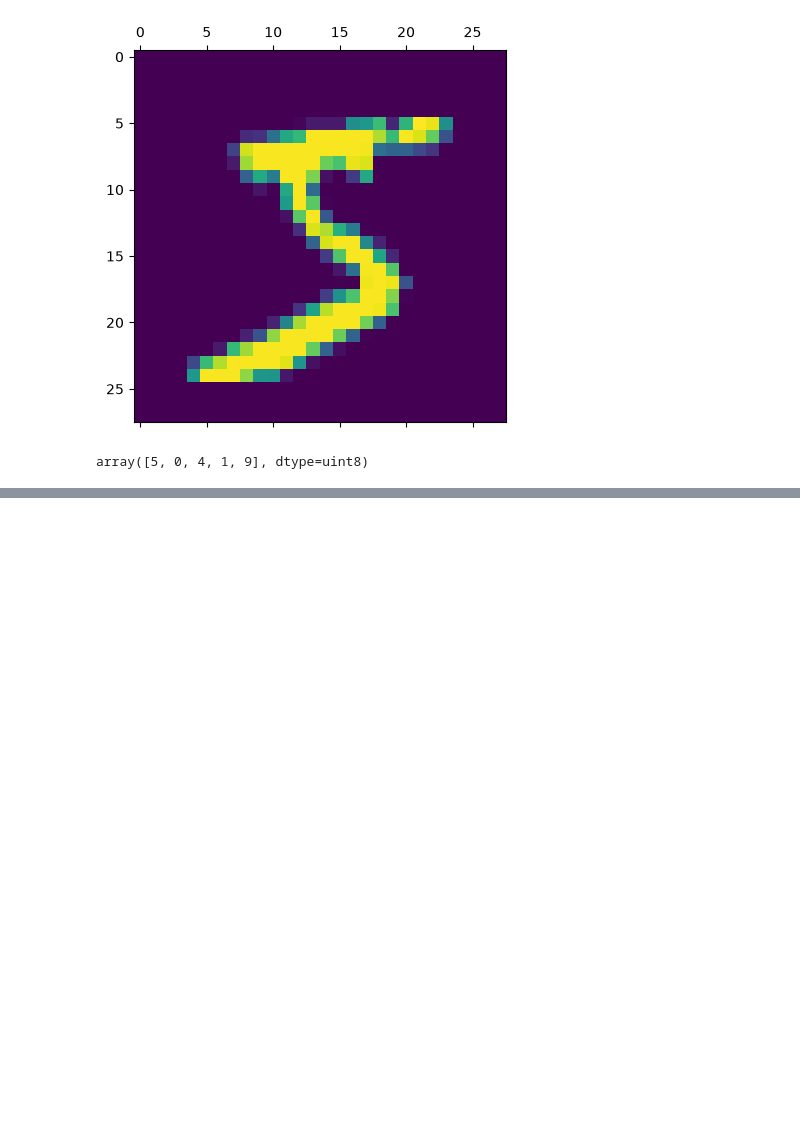
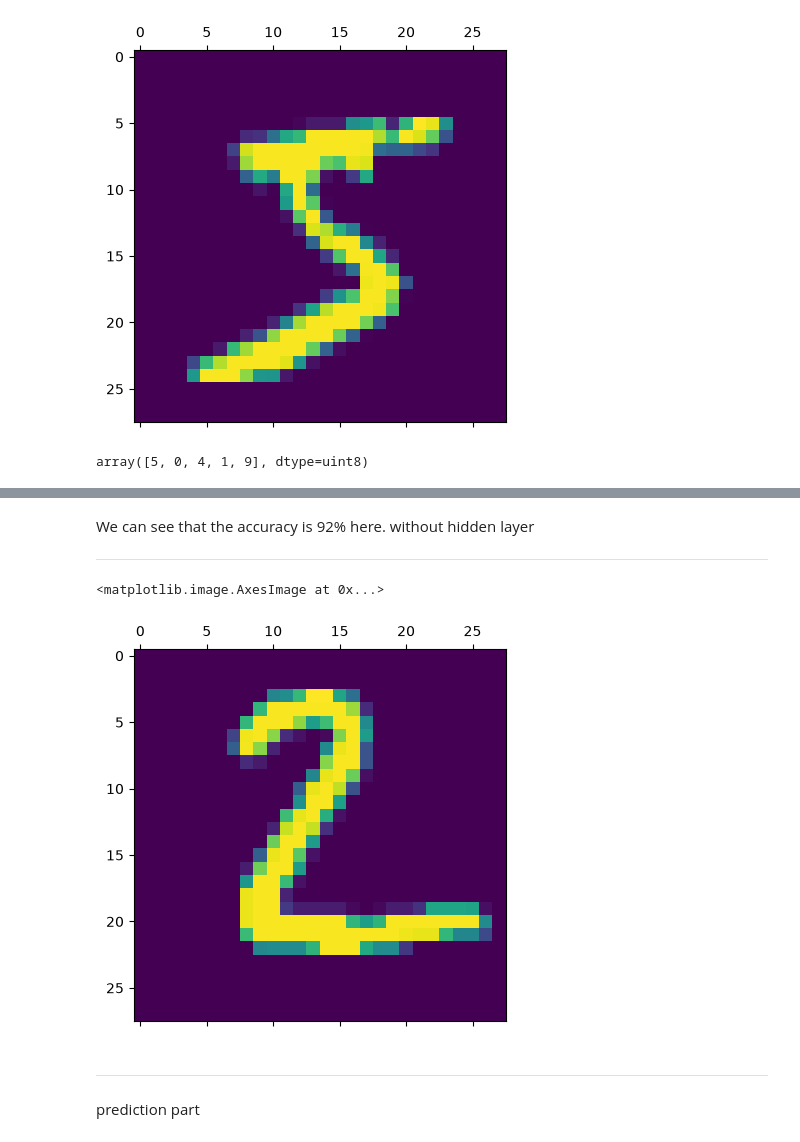
Before and after one commit to DEVANSHU-KALI/Deep_Learning, a Jupyter notebook: predicting_numbers/code.ipynb, the cells around one changed output, grey strips where cells are left out. Cells and saved outputs as stored; diff of their text form; code cells hidden in the pictures; blank space fills up the shorter version.

Commit message:
completed the code to predict digits

```diff
--- a/predicting_numbers/code.ipynb
+++ b/predicting_numbers/code.ipynb
@@ -56,3 +57,6 @@ plt.matshow(X_train[0])
 y_train[:5]
 # %% [output]
 array([5, 0, 4, 1, 9], dtype=uint8)
+# %%
+X_train = X_train / 255
+X_test = X_test / 255
@@ -58,0 +244,13 @@ array([5, 0, 4, 1, 9], dtype=uint8)
+# %% [markdown]
+We can see that the accuracy is 92% here. without hidden layer
+
+---
+# %%
+plt.matshow(X_test[1])
+# %% [output]
+<matplotlib.image.AxesImage at 0x...>
+[figure, added]
+# %% [markdown]
+---
+
+prediction part
```
Also changed, not shown: parts of 30 cells of this notebook, 4 other files.
